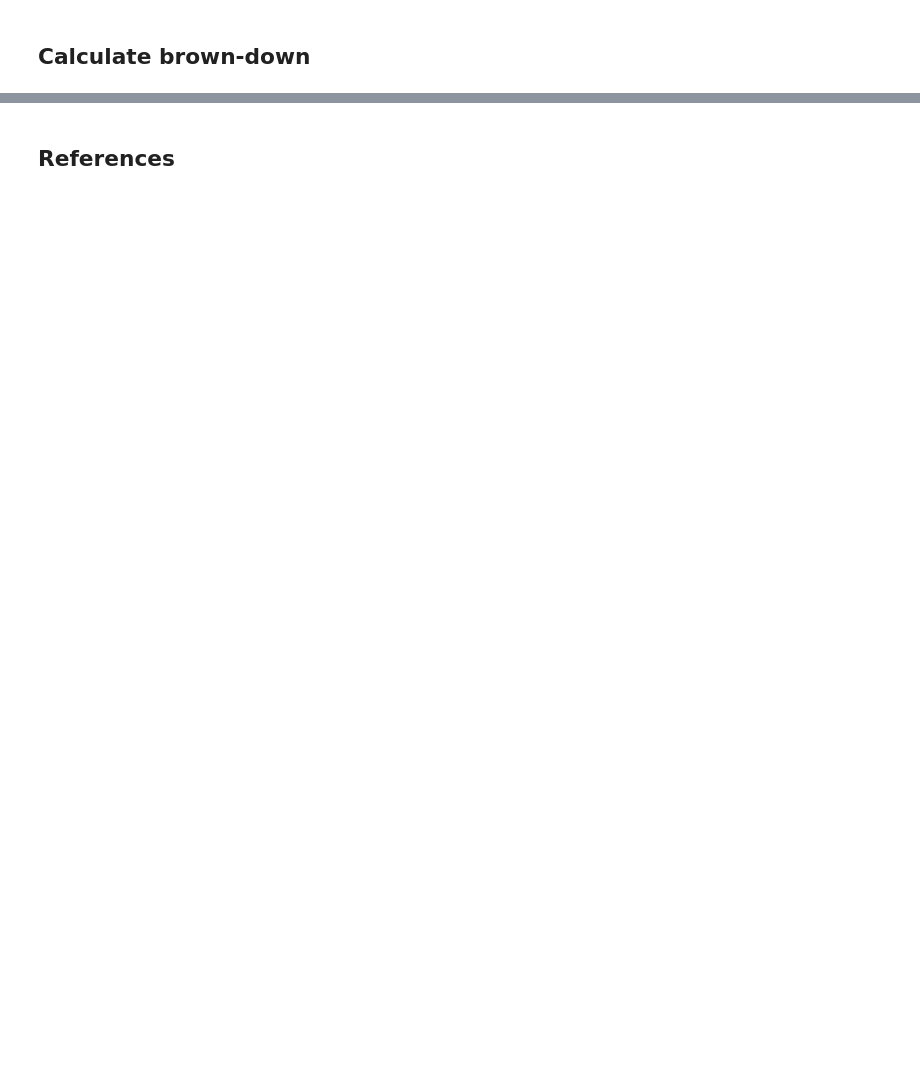
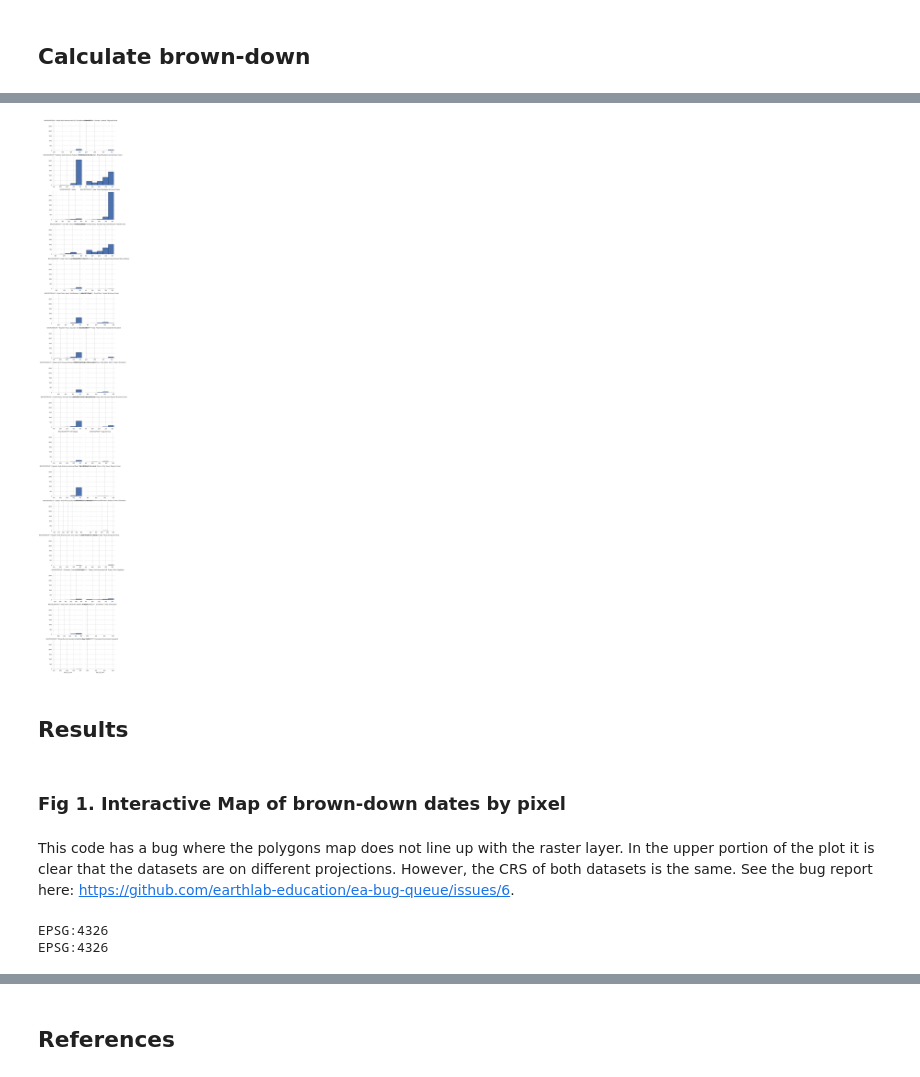
Before and after one commit to advythr/grassland-phenology-project, a Jupyter notebook: boulder_brown_down.ipynb, the cells around one changed output, grey strips where cells are left out. Cells and saved outputs as stored; diff of their text form; code cells hidden in the pictures; blank space fills up the shorter version.

```diff
--- a/boulder_brown_down.ipynb
+++ b/boulder_brown_down.ipynb
@@ -617,0 +630,22 @@ time_slider_plot * gv.tile_sources.EsriImagery
+# %%
+# Merge average dates by vegetation patch
+# with original vegetation to retrieve geometry
+veg_avg_dates_gdf = (veg_avg_dates_df
+                     .reset_index()
+                     .merge(veg_gdf, left_on='region',
+                            right_on='OBJECTID',
+                            how='left')
+                     .sort_values(by=['region', 'year'])
+
+                     # Convert to gdf
+                     .pipe(gpd.GeoDataFrame, geometry='geometry')
+                     )
+
+# Remove rows with NaN values for plotting
+veg_avg_dates_gdf = (veg_avg_dates_gdf
+                     .loc[veg_avg_dates_gdf['day_of_year']
+                          .notna()]
+                     )
+
+print(type(veg_avg_dates_gdf))
+veg_avg_dates_gdf
@@ -617,0 +667,28 @@ time_slider_plot * gv.tile_sources.EsriImagery
+# %%
+# Create a faceted histogram to see brown-down date distributions
+# for each macrogroup.
+
+sns.set(style="whitegrid")
+g = sns.FacetGrid(veg_avg_dates_gdf, col="MACROGROUP",
+                  col_wrap=2, height=4, sharex=False)
+
+# Map the histogram to each facet
+g.map(plt.hist, "day_of_year", bins=5, edgecolor='black')
+
+plt.show()
+# %% [output]
+[figure, added]
+# %% [markdown]
+## **Results**
+# %% [markdown]
+### Fig 1. Interactive Map of brown-down dates by pixel
+# %% [markdown]
+This code has a bug where the polygons map does not line up with the raster layer. In the upper portion of the plot it is clear that the datasets are on different projections. However, the CRS of both datasets is the same. See the bug report here: https://github.com/earthlab-education/ea-bug-queue/issues/6.
+# %%
+type(dates_da)
+print(dates_da.rio.crs)
+type(veg_gdf)
+print(veg_gdf.crs)
+# %% [output]
+EPSG:4326
+EPSG:4326
```
Also changed, not shown: parts of 66 cells of this notebook, 2 other files.
